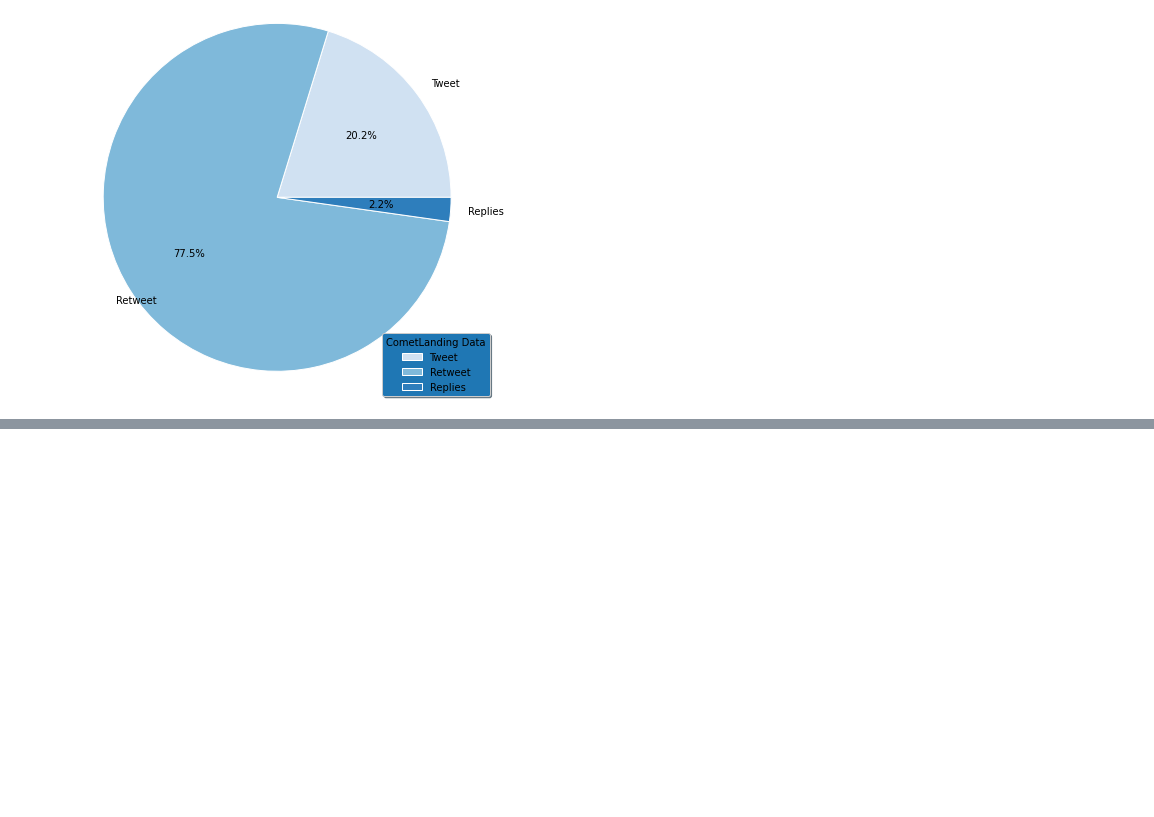
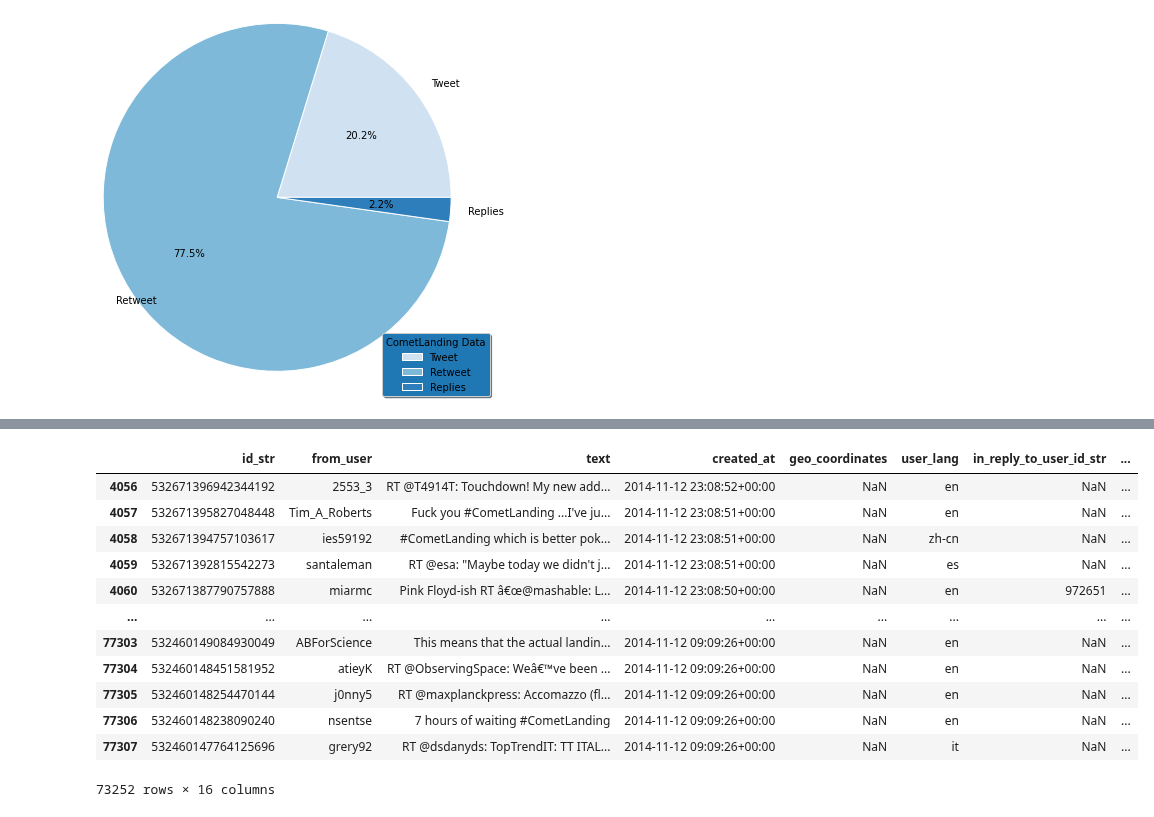
Before and after one commit to evannicholas/CS2006P, a Jupyter notebook: notebooks/CometLanding.ipynb, the cells around one changed output, grey strips where cells are left out. Cells and saved outputs as stored; diff of their text form; code cells hidden in the pictures; blank space fills up the shorter version.

```diff
--- a/notebooks/CometLanding.ipynb
+++ b/notebooks/CometLanding.ipynb
@@ -579,2 +578,20 @@ plt.show()
 # %%
 date_raw = df[df['created_at'].apply(lambda x: True if re.search('^2014-11-12', str(x)) else False)]
+# %%
+
+
+date_raw
+# %% [output]
+|  | id_str | from_user | text | created_at | geo_coordinates | user_lang | in_reply_to_user_id_str | ... |
+| 4056 | 532671396942344192 | 2553_3 | RT @T4914T: Touchdown! My new add... | 2014-11-12 23:08:52+00:00 | NaN | en | NaN | ... |
+| 4057 | 532671395827048448 | Tim_A_Roberts | Fuck you #CometLanding ...I've ju... | 2014-11-12 23:08:51+00:00 | NaN | en | NaN | ... |
+| 4058 | 532671394757103617 | ies59192 | #CometLanding which is better pok... | 2014-11-12 23:08:51+00:00 | NaN | zh-cn | NaN | ... |
+| 4059 | 532671392815542273 | santaleman | RT @esa: "Maybe today we didn't j... | 2014-11-12 23:08:51+00:00 | NaN | es | NaN | ... |
+| 4060 | 532671387790757888 | miarmc | Pink Floyd-ish RT â€œ@mashable: L... | 2014-11-12 23:08:50+00:00 | NaN | en | 972651 | ... |
+| ... | ... | ... | ... | ... | ... | ... | ... | ... |
+| 77303 | 532460149084930049 | ABForScience | This means that the actual landin... | 2014-11-12 09:09:26+00:00 | NaN | en | NaN | ... |
+| 77304 | 532460148451581952 | atieyK | RT @ObservingSpace: Weâ€™ve been ... | 2014-11-12 09:09:26+00:00 | NaN | en | NaN | ... |
+| 77305 | 532460148254470144 | j0nny5 | RT @maxplanckpress: Accomazzo (fl... | 2014-11-12 09:09:26+00:00 | NaN | en | NaN | ... |
+| 77306 | 532460148238090240 | nsentse | 7 hours of waiting #CometLanding | 2014-11-12 09:09:26+00:00 | NaN | en | NaN | ... |
+| 77307 | 532460147764125696 | grery92 | RT @dsdanyds: TopTrendIT: TT ITAL... | 2014-11-12 09:09:26+00:00 | NaN | it | NaN | ... |
+73252 rows × 16 columns
```
Also changed, not shown: parts of 12 cells of this notebook.
